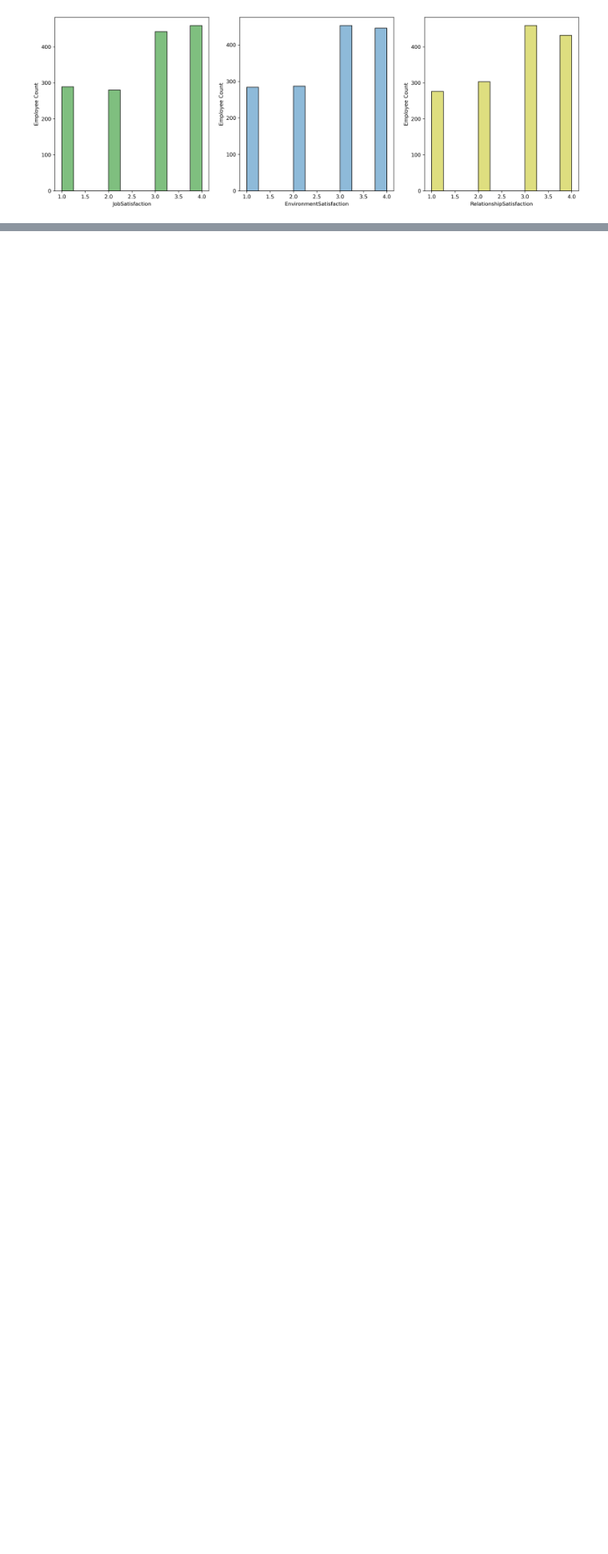
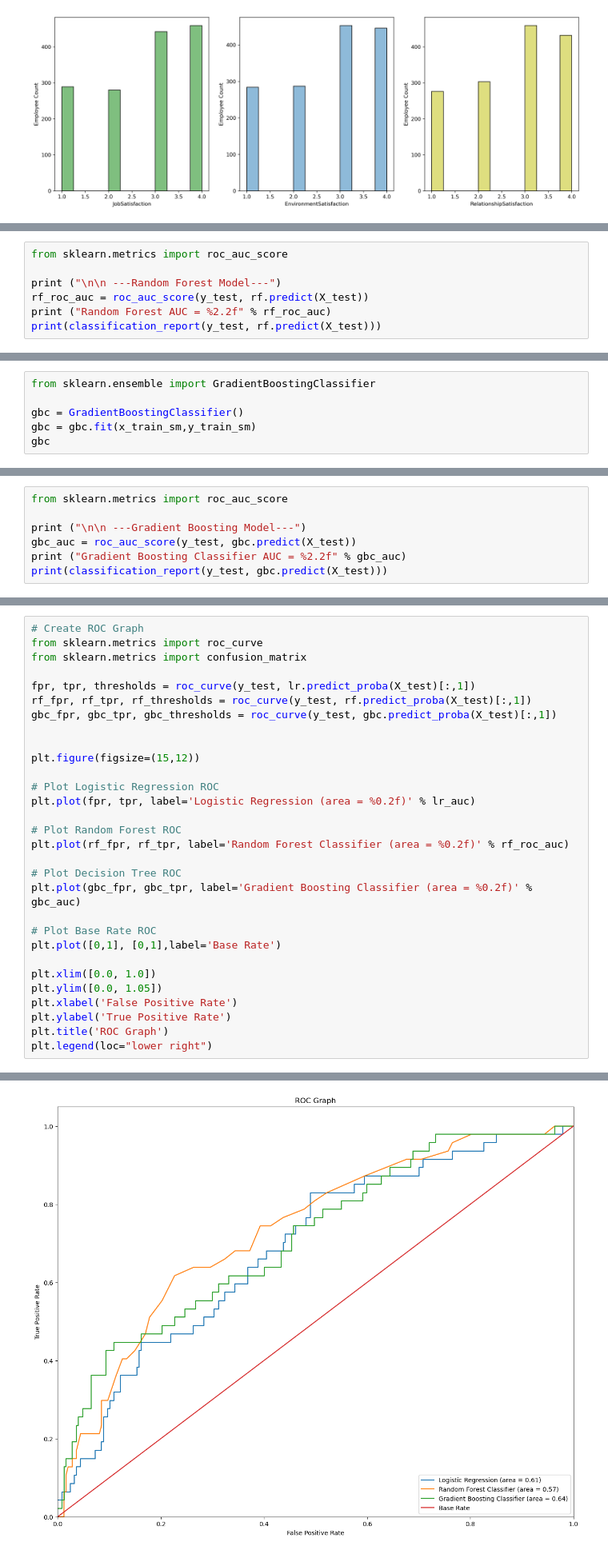
Before and after one commit to k-alnuaimi/employee-attrition-prediction, a Jupyter notebook: employee-turnover-prediction.ipynb, the cells around one changed output, grey strips where cells are left out. Shown at 80% size. Drawn from its saved outputs; the diff is of its cells as text; blank space fills up the shorter version.

Commit message:
added pkl model and updated notebook

```diff
--- a/employee-turnover-prediction.ipynb
+++ b/employee-turnover-prediction.ipynb
@@ -154,0 +317,7 @@ Text(0, 0.5, 'Employee Count')
+# %%
+from sklearn.metrics import roc_auc_score
+
+print ("\n\n ---Random Forest Model---")
+rf_roc_auc = roc_auc_score(y_test, rf.predict(X_test))
+print ("Random Forest AUC = %2.2f" % rf_roc_auc)
+print(classification_report(y_test, rf.predict(X_test)))
@@ -154,0 +335,6 @@ Text(0, 0.5, 'Employee Count')
+# %%
+from sklearn.ensemble import GradientBoostingClassifier
+
+gbc = GradientBoostingClassifier()
+gbc = gbc.fit(x_train_sm,y_train_sm)
+gbc
@@ -154,0 +348,7 @@ Text(0, 0.5, 'Employee Count')
+# %%
+from sklearn.metrics import roc_auc_score
+
+print ("\n\n ---Gradient Boosting Model---")
+gbc_auc = roc_auc_score(y_test, gbc.predict(X_test))
+print ("Gradient Boosting Classifier AUC = %2.2f" % gbc_auc)
+print(classification_report(y_test, gbc.predict(X_test)))
@@ -154,0 +366,31 @@ Text(0, 0.5, 'Employee Count')
+# %%
+# Create ROC Graph
+from sklearn.metrics import roc_curve
+from sklearn.metrics import confusion_matrix
+
+fpr, tpr, thresholds = roc_curve(y_test, lr.predict_proba(X_test)[:,1])
+rf_fpr, rf_tpr, rf_thresholds = roc_curve(y_test, rf.predict_proba(X_test)[:,1])
+gbc_fpr, gbc_tpr, gbc_thresholds = roc_curve(y_test, gbc.predict_proba(X_test)[:,1])
+
+
+plt.figure(figsize=(15,12))
+
+# Plot Logistic Regression ROC
+plt.plot(fpr, tpr, label='Logistic Regression (area = %0.2f)' % lr_auc)
+
+# Plot Random Forest ROC
+plt.plot(rf_fpr, rf_tpr, label='Random Forest Classifier (area = %0.2f)' % rf_roc_auc)
+
+# Plot Decision Tree ROC
+plt.plot(gbc_fpr, gbc_tpr, label='Gradient Boosting Classifier (area = %0.2f)' % gbc_auc)
+
+# Plot Base Rate ROC
+plt.plot([0,1], [0,1],label='Base Rate')
+
+plt.xlim([0.0, 1.0])
+plt.ylim([0.0, 1.05])
+plt.xlabel('False Positive Rate')
+plt.ylabel('True Positive Rate')
+plt.title('ROC Graph')
+plt.legend(loc="lower right")
+# %% [output]
@@ -154,0 +398 @@ Text(0, 0.5, 'Employee Count')
+[figure, added]
```
Also changed, not shown: parts of 30 cells of this notebook, 1 other file.
